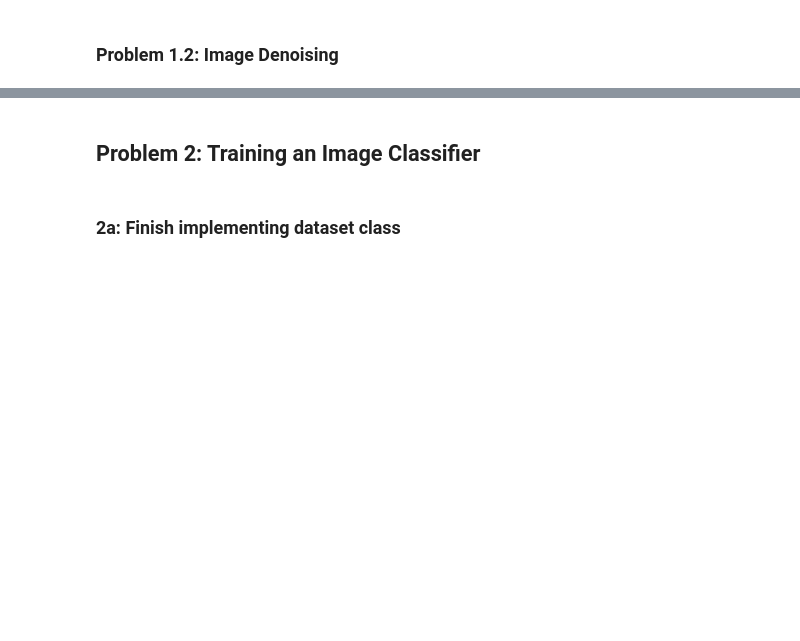
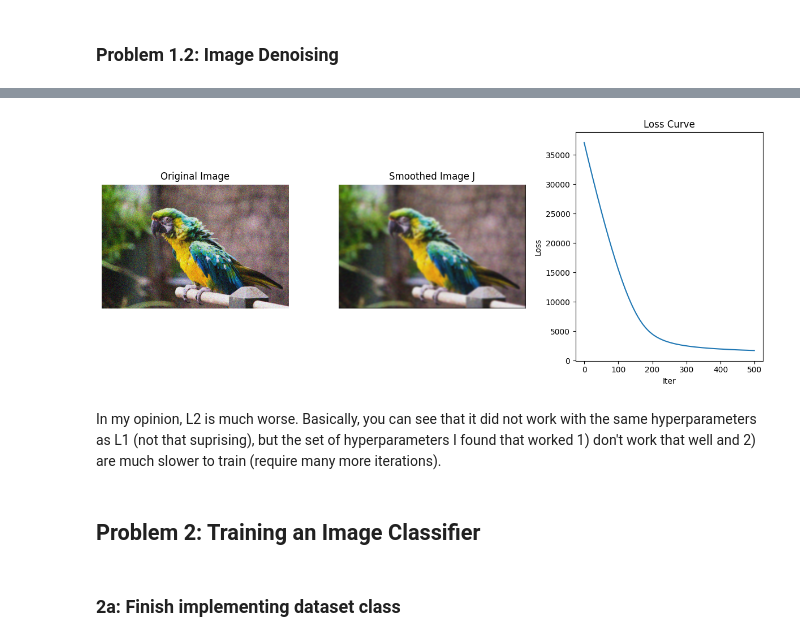
Before and after one commit to kdmalc/intro-computer-vision, a Jupyter notebook: HW4_2025.ipynb, the cells around one changed output, grey strips where cells are left out. Drawn from its saved outputs; the diff is of its cells as text; code cells hidden in the pictures; blank space fills up the shorter version.

```diff
--- a/HW4_2025.ipynb
+++ b/HW4_2025.ipynb
@@ -193,3 +271,47 @@ for i in range(n_iter):
+# %%
+I = torch.tensor(img, dtype=torch.float32)
+I = I.to('cuda')
+
+lr = 0.01 # Learning rate
+alpha = 50.0 # alpha
+n_iter = 500 # Number of iterations
+
+# Initialize J to be a copy of I, with gradients
+J = I.clone().detach().requires_grad_(True)
+loss_log = [0]*n_iter
+for i in range(n_iter):
+  loss = denoising_loss_L2(I, J, alpha)
+  loss_log[i] = loss.item()
+  loss.backward()
+  with torch.no_grad():
+    J -= lr * J.grad
+    J.grad.zero_()
+# Detach and move result to CPU for plotting
+J_img = J.detach().cpu().squeeze()
+
+plt.figure(figsize=(12, 5))
+# Original image
+plt.subplot(1, 3, 1)
+plt.imshow(img, cmap='gray')
+plt.title("Original Image")
+plt.axis('off')
+# Smoothed image
+plt.subplot(1, 3, 2)
+plt.imshow(np.clip(J_img.numpy(), 0.0, 1.0), cmap='gray')
+plt.title("Smoothed Image J")
+plt.axis('off')
+# Loss curve
+plt.subplot(1, 3, 3)
+plt.plot(loss_log)
+plt.title("Loss Curve")
+plt.xlabel("Iter")
+plt.ylabel("Loss")
+plt.tight_layout()
+plt.show()
+# %% [output]
+[figure, added]
+# %% [markdown]
+In my opinion, L2 is much worse. Basically, you can see that it did not work with the same hyperparameters as L1 (not that suprising), but the set of hyperparameters I found that worked 1) don't work that well and 2) are much slower to train (require many more iterations).
 # %% [markdown]
 ## Problem 2: Training an Image Classifier
 # %% [markdown]
```
Also changed, not shown: parts of 24 cells of this notebook.
